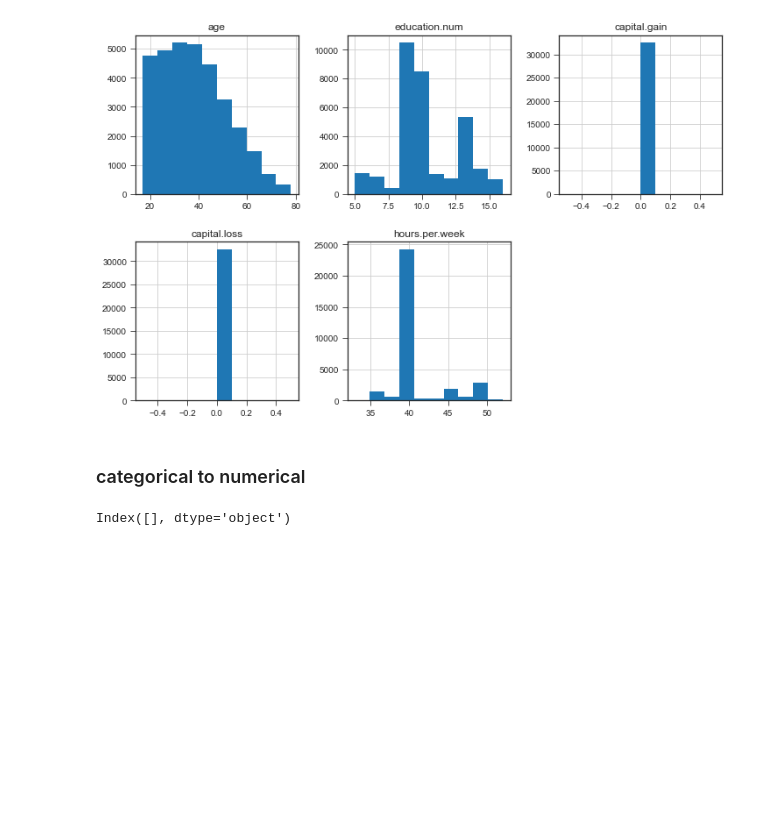
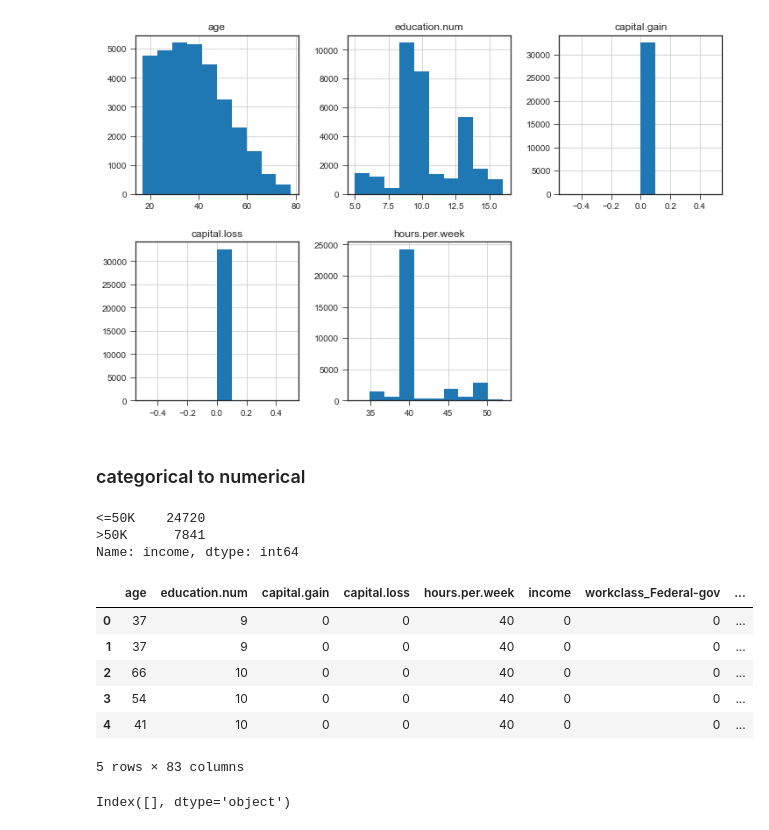
Before and after one commit to AdarshLokhande/Classification-Analysis-Adult-Income-Dataset-, a Jupyter notebook: Adult Analysis.ipynb, the cells around one changed output. Cells and saved outputs as stored; diff of their text form; code cells hidden in the pictures; blank space fills up the shorter version.

```diff
--- a/Adult Analysis.ipynb
+++ b/Adult Analysis.ipynb
@@ -421,0 +411,6 @@ df[df.select_dtypes(include = ['object']).columns] = df[df.select_dtypes(include
+# %%
+df['income'].value_counts()
+# %% [output]
+<=50K    24720
+>50K      7841
+Name: income, dtype: int64
@@ -422,3 +422,13 @@ df[df.select_dtypes(include = ['object']).columns] = df[df.select_dtypes(include
+# %%
+df.head()
+# %% [output]
+|  | age | education.num | capital.gain | capital.loss | hours.per.week | income | workclass_Federal-gov | ... |
+| 0 | 37 | 9 | 0 | 0 | 40 | 0 | 0 | ... |
+| 1 | 37 | 9 | 0 | 0 | 40 | 0 | 0 | ... |
+| 2 | 66 | 10 | 0 | 0 | 40 | 0 | 0 | ... |
+| 3 | 54 | 10 | 0 | 0 | 40 | 0 | 0 | ... |
+| 4 | 41 | 10 | 0 | 0 | 40 | 0 | 0 | ... |
+5 rows × 83 columns
 # %%
 df.select_dtypes(['object']).columns  # hence no categorical variable are present
 # %% [output]
```
Also changed, not shown: parts of 60 cells of this notebook.
